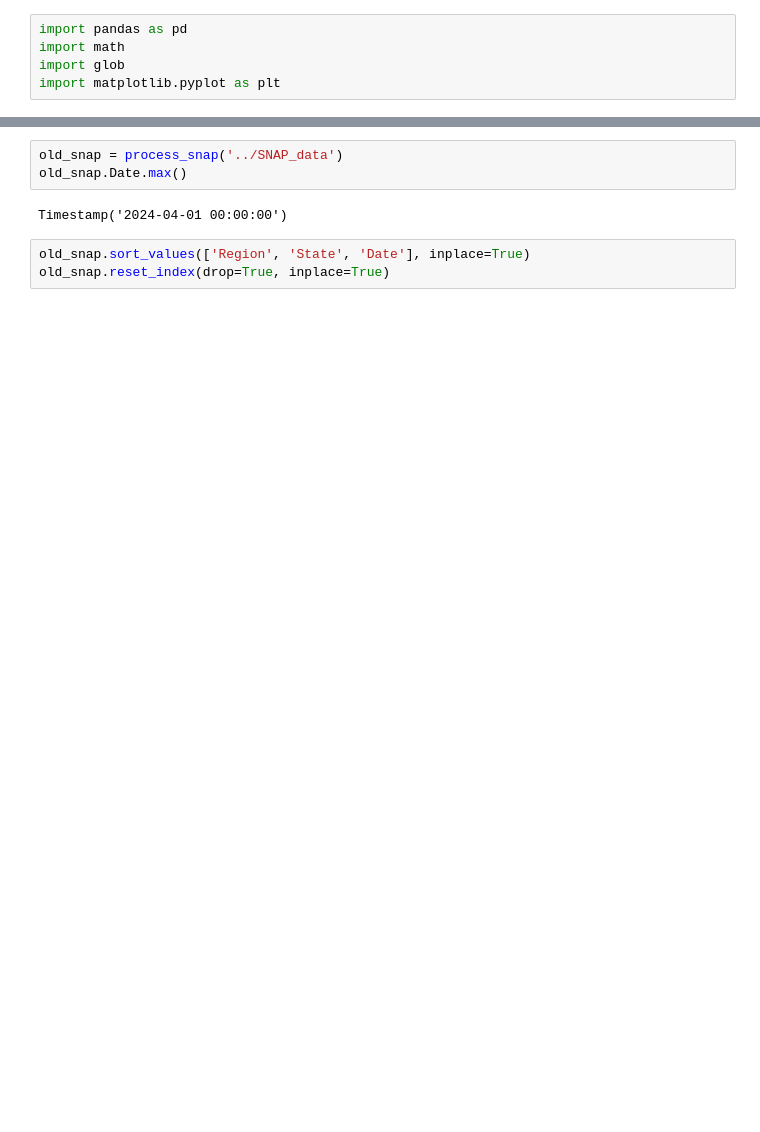
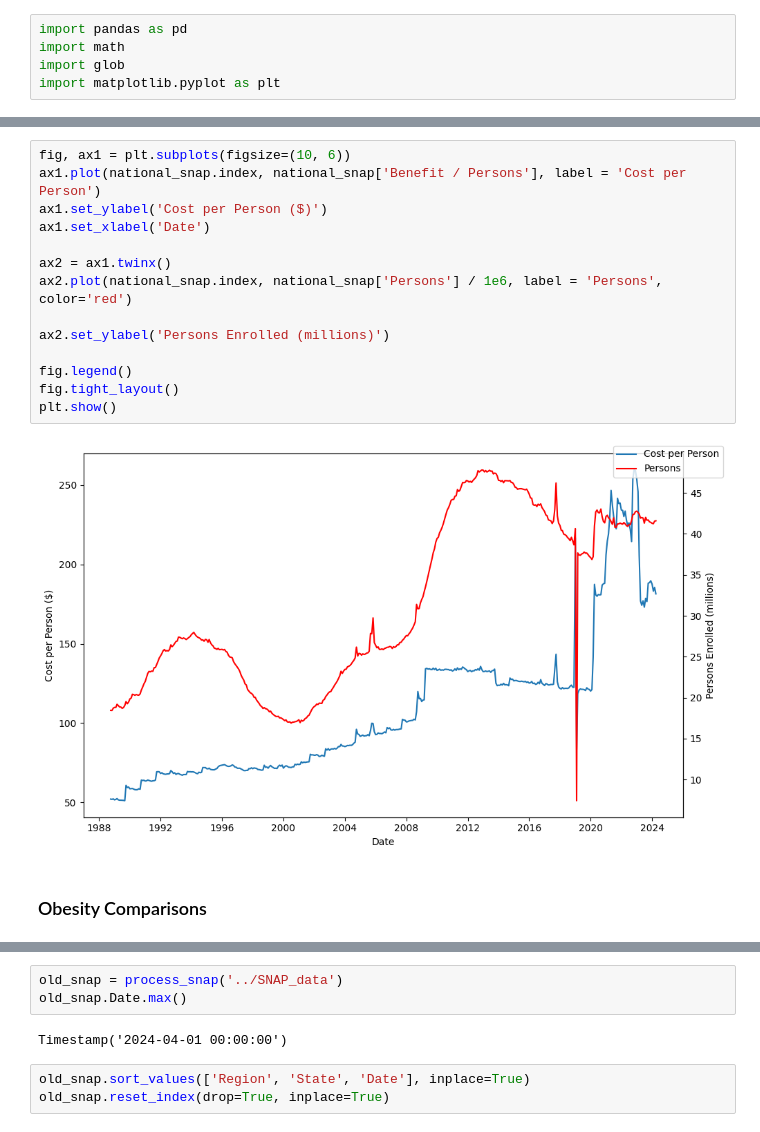
Before and after one commit to TonyZhang2004/Citadel-Summer-Datathon, a Jupyter notebook: EDA/EDA_snap.ipynb, the cells around one changed output, grey strips where cells are left out. Drawn from its saved outputs; the diff is of its cells as text; blank space fills up the shorter version.

```diff
--- a/EDA/EDA_snap.ipynb
+++ b/EDA/EDA_snap.ipynb
@@ -72,0 +134,18 @@ def process_year_new(year_data):
+# %%
+fig, ax1 = plt.subplots(figsize=(10, 6))
+ax1.plot(national_snap.index, national_snap['Benefit / Persons'], label = 'Cost per Person')
+ax1.set_ylabel('Cost per Person ($)')
+ax1.set_xlabel('Date')
+
+ax2 = ax1.twinx()
+ax2.plot(national_snap.index, national_snap['Persons'] / 1e6, label = 'Persons', color='red')
+
+ax2.set_ylabel('Persons Enrolled (millions)')
+
+fig.legend()
+fig.tight_layout()
+plt.show()
+# %% [output]
+[figure, added]
+# %% [markdown]
+### Obesity Comparisons
```
Also changed, not shown: parts of 11 cells of this notebook, 3 other files.
